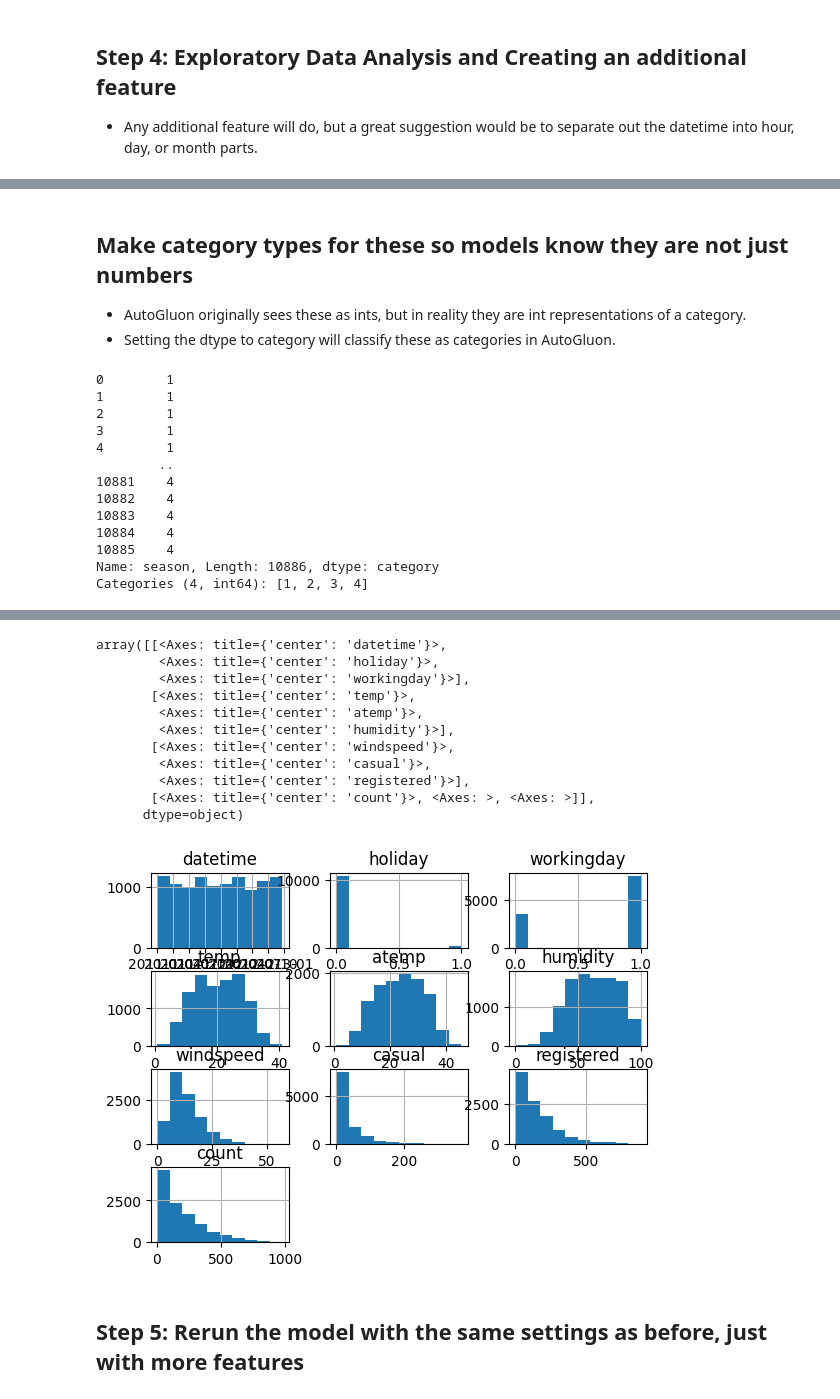
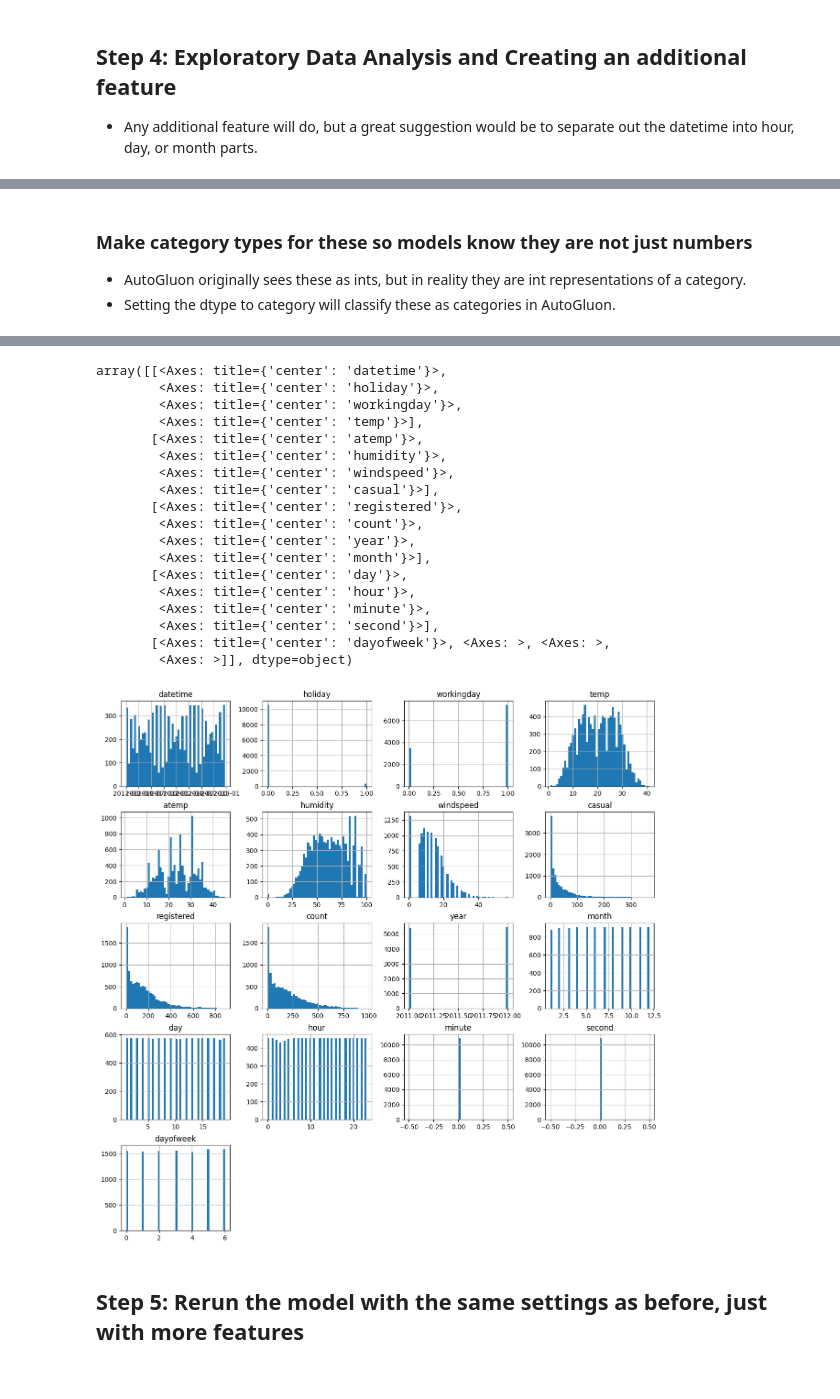
Before and after one commit to khangtictoc/Predict-Bike-Sharing-Demand-with-AutoGluon, a Jupyter notebook: Project01/project-notebook.ipynb, the cells around one changed output, grey strips where cells are left out. Saved outputs shown, nothing was run; the diff lists cells and outputs as text; code cells hidden in the pictures.

Commit message:
[Project01] [Done] Train init model & new features & HPO & Chart & Reports

```diff
--- a/Project01/project-notebook.ipynb
+++ b/Project01/project-notebook.ipynb
@@ -302,4 +349,0 @@ train.?
-# %%
-# create a new feature
-train[?] = ?
-test[?] = ?
@@ -305,0 +352,18 @@ test[?] = ?
+# %%
+## For datetime, we can extract year, month, day, hour, minute, second, and dayofweek
+train['year'] = train['datetime'].dt.year
+train['month'] = train['datetime'].dt.month
+train['day'] = train['datetime'].dt.day
+train['hour'] = train['datetime'].dt.hour
+train['minute'] = train['datetime'].dt.minute
+train['second'] = train['datetime'].dt.second
+train['dayofweek'] = train['datetime'].dt.dayofweek
+
+## For test data
+test['year'] = test['datetime'].dt.year
+test['month'] = test['datetime'].dt.month
+test['day'] = test['datetime'].dt.day
+test['hour'] = test['datetime'].dt.hour
+test['minute'] = test['datetime'].dt.minute
+test['second'] = test['datetime'].dt.second
+test['dayofweek'] = test['datetime'].dt.dayofweek
@@ -306,23 +467,7 @@ test[?] = ?
 # %% [markdown]
-## Make category types for these so models know they are not just numbers
+### Make category types for these so models know they are not just numbers
 * AutoGluon originally sees these as ints, but in reality they are int representations of a category.
 * Setting the dtype to category will classify these as categories in AutoGluon.
-# %%
-train['season'].astype('category')
-# %% [output]
-0        1
-1        1
-2        1
-3        1
-4        1
-        ..
-10881    4
-10882    4
-10883    4
-10884    4
-10885    4
-Name: season, Length: 10886, dtype: category
-Categories (4, int64): [1, 2, 3, 4]
 # %%
 train["season"] = train['season'].astype('category')
 train["weather"] = train['weather'].astype('category')
@@ -340,20 +485,27 @@ train.head()
 | 4 | 2011-01-01 04:00:00 | 1 | 0 | 0 | 1 | 9.84 | 14.395 | 75 | 0.0 | 0 | ... |
 # %%
 # View histogram of all features again now with the hour feature
-train.hist()
+train.hist(figsize=(15, 15), bins=50)
 # %% [output]
 array([[<Axes: title={'center': 'datetime'}>,
         <Axes: title={'center': 'holiday'}>,
-        <Axes: title={'center': 'workingday'}>],
-       [<Axes: title={'center': 'temp'}>,
-        <Axes: title={'center': 'atemp'}>,
-        <Axes: title={'center': 'humidity'}>],
-       [<Axes: title={'center': 'windspeed'}>,
-        <Axes: title={'center': 'casual'}>,
-        <Axes: title={'center': 'registered'}>],
-       [<Axes: title={'center': 'count'}>, <Axes: >, <Axes: >]],
-      dtype=object)
+        <Axes: title={'center': 'workingday'}>,
+        <Axes: title={'center': 'temp'}>],
+       [<Axes: title={'center': 'atemp'}>,
+        <Axes: title={'center': 'humidity'}>,
+        <Axes: title={'center': 'windspeed'}>,
+        <Axes: title={'center': 'casual'}>],
+       [<Axes: title={'center': 'registered'}>,
+        <Axes: title={'center': 'count'}>,
+        <Axes: title={'center': 'year'}>,
+        <Axes: title={'center': 'month'}>],
+       [<Axes: title={'center': 'day'}>,
+        <Axes: title={'center': 'hour'}>,
+        <Axes: title={'center': 'minute'}>,
+        <Axes: title={'center': 'second'}>],
+       [<Axes: title={'center': 'dayofweek'}>, <Axes: >, <Axes: >,
+        <Axes: >]], dtype=object)
-[figure, old version]
+[figure, new version]
 # %% [markdown]
 ## Step 5: Rerun the model with the same settings as before, just with more features
 # %%
```
Also changed, not shown: parts of 55 cells of this notebook, 12 other files.
